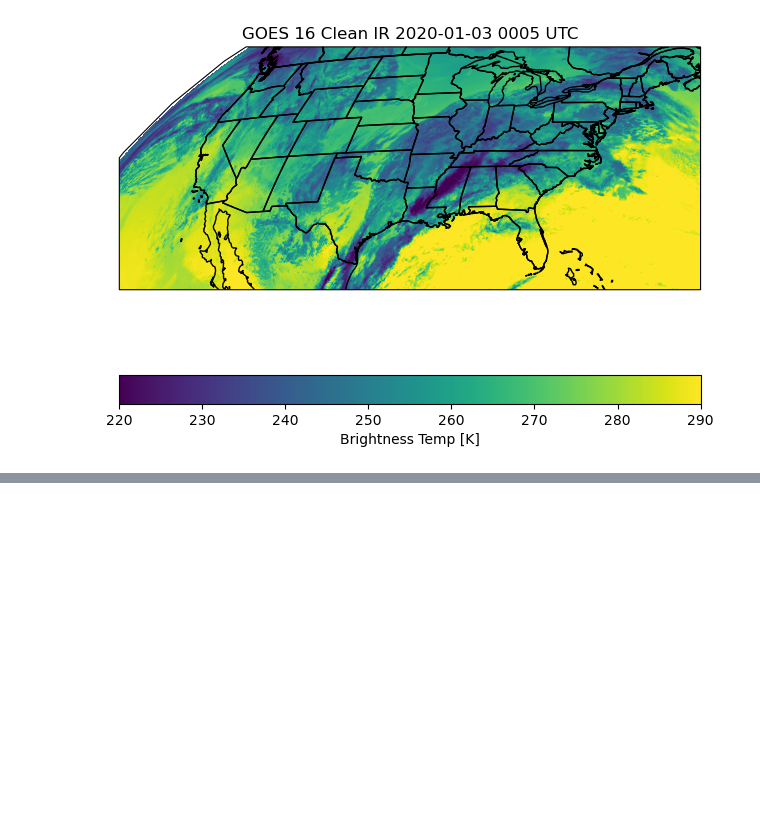
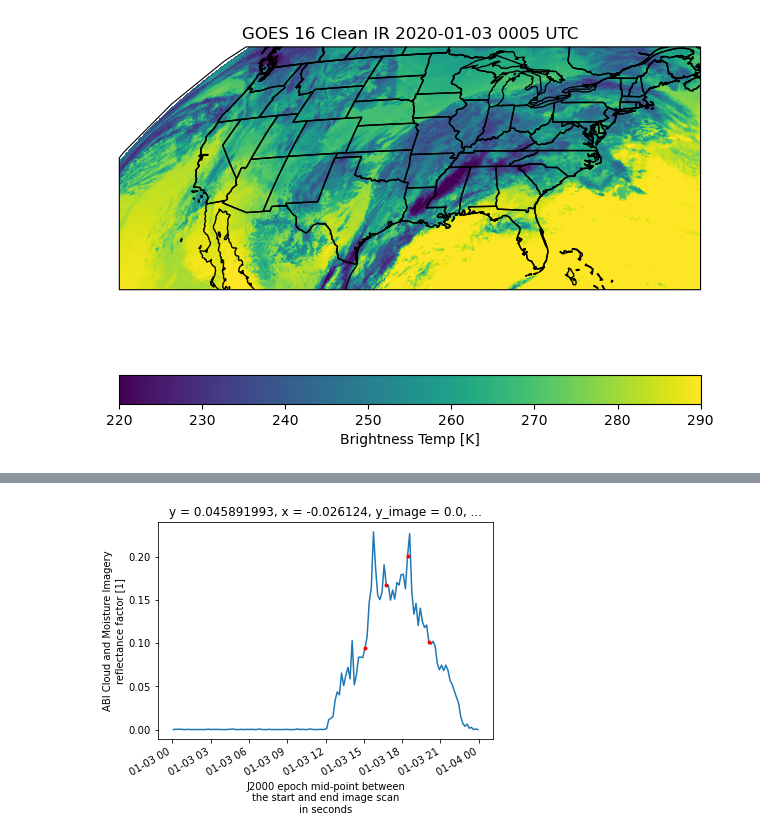
Before and after one commit to lsterzinger/cloud-optimized-satellite-data-tests, a Jupyter notebook: goes-16/netcdf/netcdf.ipynb, the cells around one changed output, grey strips where cells are left out. Drawn from its saved outputs; the diff is of its cells as text; code cells hidden in the pictures; blank space fills up the shorter version.

```diff
--- a/goes-16/netcdf/netcdf.ipynb
+++ b/goes-16/netcdf/netcdf.ipynb
@@ -220,0 +294,8 @@ Wall time: 768 µs
+# %%
+%%time
+#plot time series and value of a few points
+iy,ix=-10,10
+subset.CMI_C05[:,iy,ix].plot()
+for it in [90,100,110,120]:
+    plt.plot(subset.t[it],subset.CMI_C05[it,iy,ix],'r.')
+# %% [output]
@@ -220,0 +304 @@ Wall time: 768 µs
+[figure, added]
```
Also changed, not shown: parts of 11 cells of this notebook.
